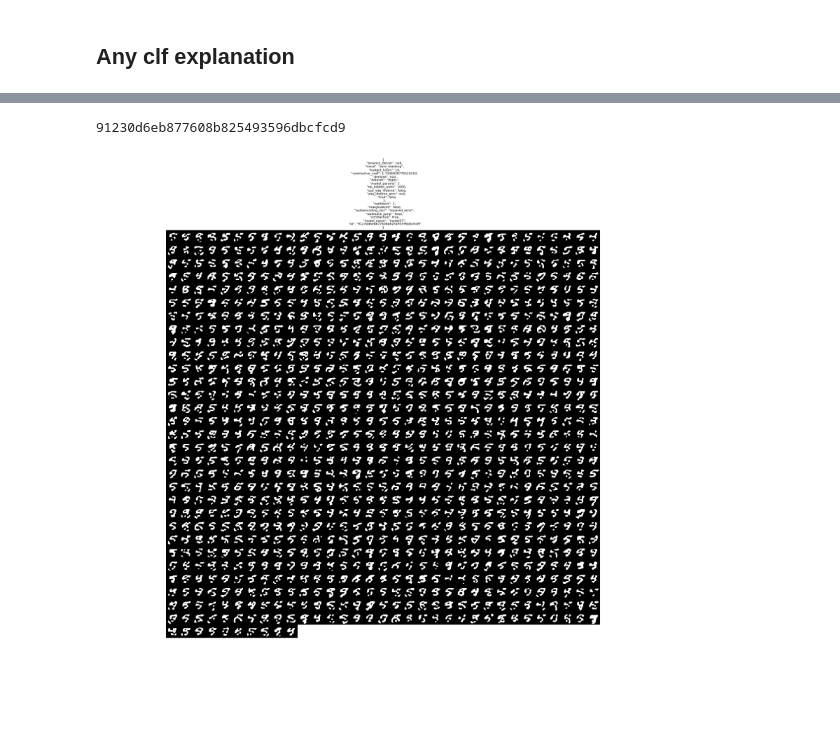
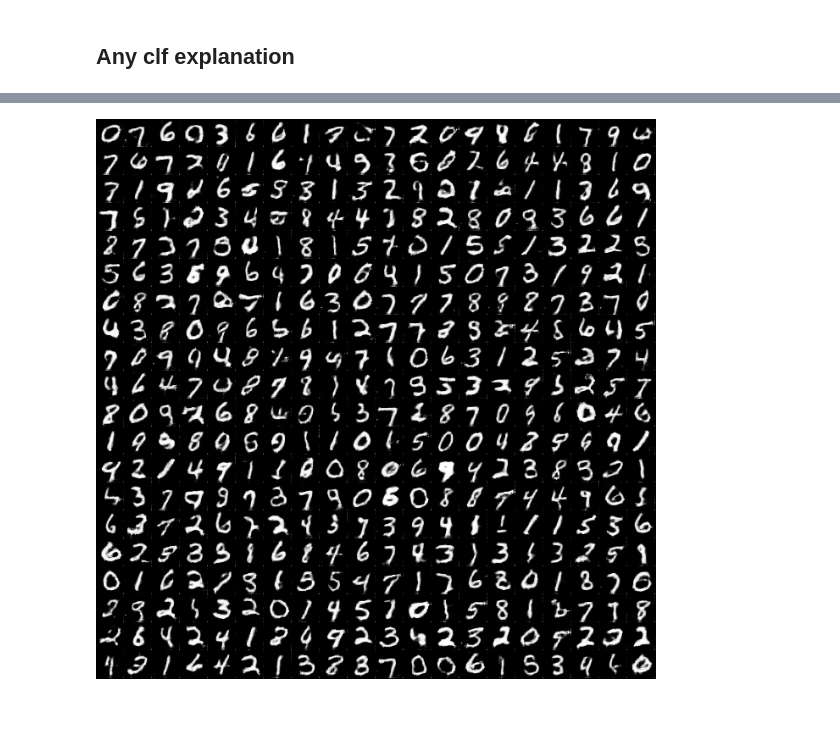
Before and after one commit to mehdidc/fun, a Jupyter notebook: ipynb/annot.ipynb, the cells around one changed output, grey strips where cells are left out. Cells and saved outputs as stored; diff of their text form; code cells hidden in the pictures.

```diff
--- a/ipynb/annot.ipynb
+++ b/ipynb/annot.ipynb
@@ -230,10 +208,20 @@ explainer = lime.lime_tabular.LimeTabularExplainer(
 # %%
-cls = 'innovative'
-y_test_predicted = clf.predict(X_vect[test])
-v = X_vect[test][y_test_predicted==cls]
+pred_filter = lambda pred:pred!='none'# predicted class filter
+T = (df['label'] == 'good')        # real class filter
+T = T  & (df['dataset']=='mnist')           # dataset filter
+
+df_explain = df[T]
+assert len(df_explain), 'please change the filters, 0 samples here'
+X_explain_df, y_explain_df = X[T], y[T]
+X_explain, y_explain = X_explain_df.values, y_explain_df.values
+
+y_test_predicted = clf.predict(X_explain)
+v = X_explain[pred_filter(y_test_predicted)]
+
 idx = np.random.randint(0, len(v))
 exp = explainer.explain_instance(v[idx], clf.predict_proba, num_features=5, top_labels=1)
 exp.show_in_notebook(show_table=True, show_all=False)
-print(y_vect[test][y_test_predicted==cls][idx])
+
+print('real class : {}'.format(y_explain[pred_filter(y_test_predicted)][idx]))
 # %% [output]
 [interactive output not drawn]
@@ -241,8 +229,5 @@ innovative
-# %%
-model_id = df.iloc[test][y_test_predicted==cls]['id'].iloc[idx]
-print(model_id)
-model_img = '../../annot/imgs/models/{}.png'.format(model_id)
-Image(model_img, width=1000, height=1000)
-# %% [output]
-91230d6eb877608b825493596dbcfcd9
-[figure, removed]
+# %%
+url = df_explain.iloc[idx]['url'].replace('{LOCAL}', '../../annot')
+Image(url, width=1000, height=1000)
+# %% [output]
+[figure, added]
```
Also changed, not shown: parts of 12 cells of this notebook, 3 other files.
